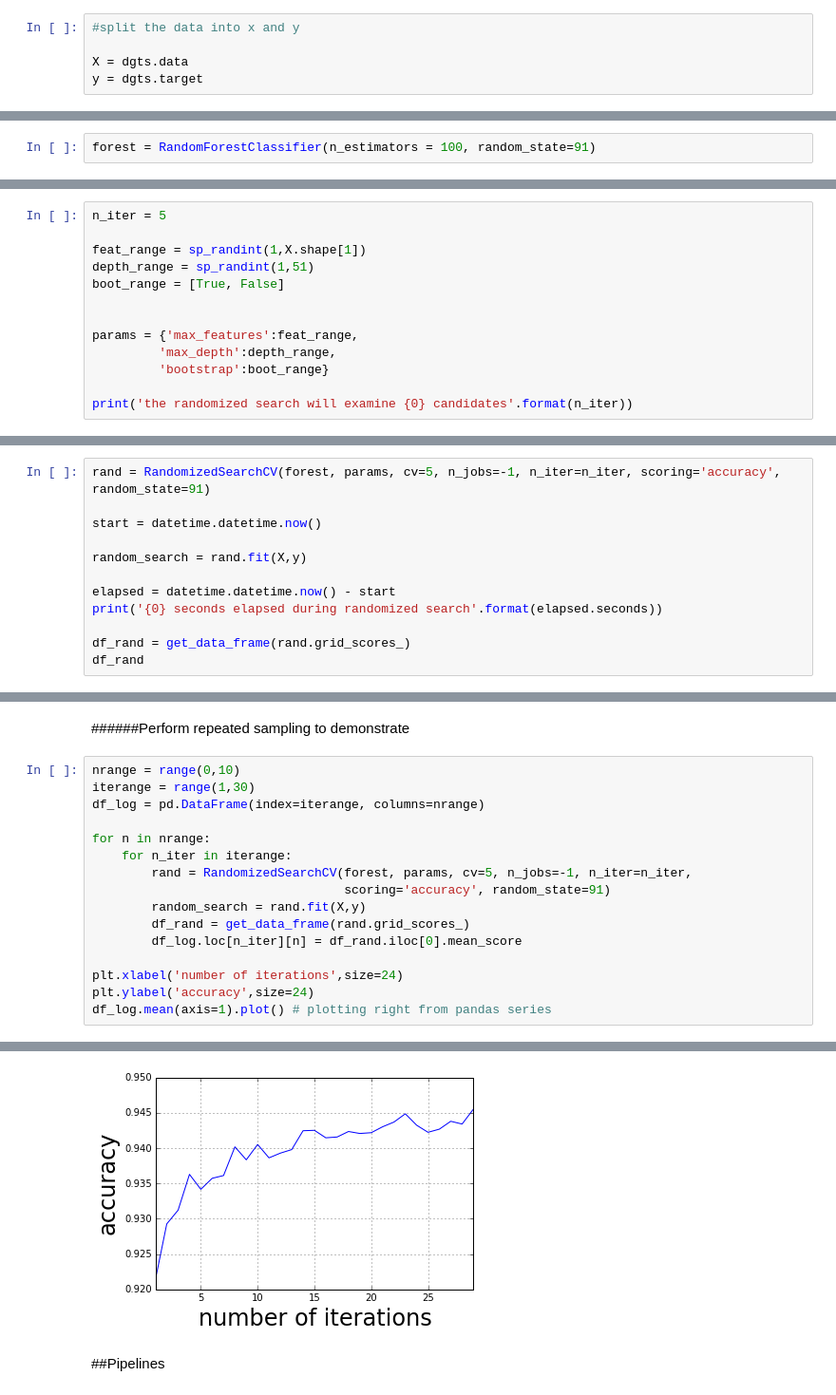
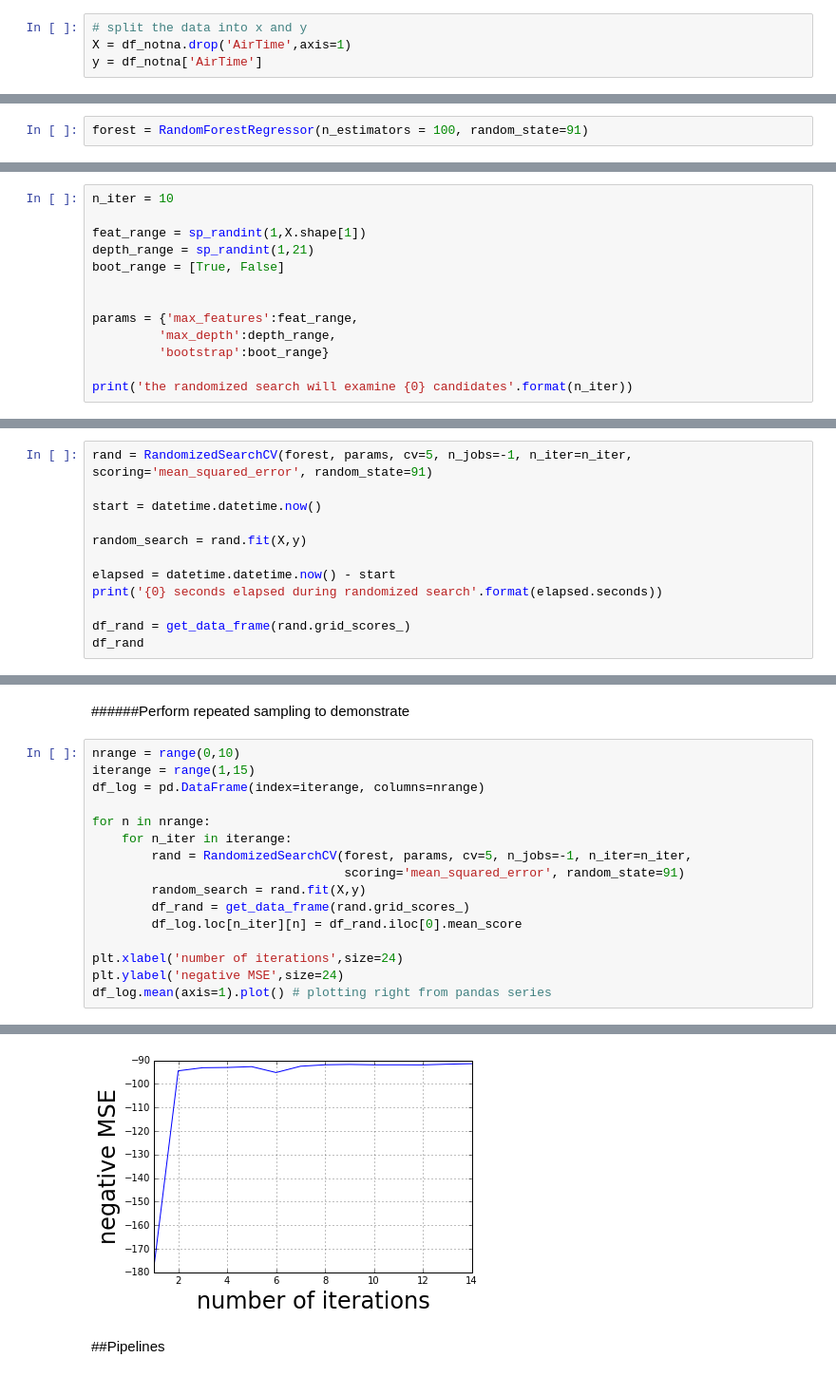
Before and after one commit to dkmehrmann/Kaggle, a Jupyter notebook: ASTR/ASTR 596.ipynb, the cells around one changed output, grey strips where cells are left out. Shown: that part at 95% size. Saved outputs shown, nothing was run; the diff lists cells and outputs as text.

```diff
--- a/ASTR/ASTR 596.ipynb
+++ b/ASTR/ASTR 596.ipynb
@@ -57,5 +63,4 @@ Data Set Characteristics:
 # %%
-#split the data into x and y
-
-X = dgts.data
-y = dgts.target
+# split the data into x and y
+X = df_notna.drop('AirTime',axis=1)
+y = df_notna['AirTime']
@@ -72,7 +97,7 @@ X.shape
 # %% [markdown]
 ####Define the classifier
 # %%
-forest = RandomForestClassifier(n_estimators = 100, random_state=91)
+forest = RandomForestRegressor(n_estimators = 100, random_state=91)
 # %%
 #a function to turn grid search scores into a dataframe
 def get_data_frame(scores):
@@ -139,10 +166,10 @@ df_grid
 
 <sup>*</sup>" It is highly recommended to use continuous distributions for continuous parameters." - [sklearn docs](http://scikit-learn.org/stable/modules/generated/sklearn.grid_search.RandomizedSearchCV.html)
 # %%
-n_iter = 5
+n_iter = 10
 
 feat_range = sp_randint(1,X.shape[1])
-depth_range = sp_randint(1,51)
+depth_range = sp_randint(1,21)
 boot_range = [True, False]
 
 
@@ -156,7 +183,7 @@ the randomized search will examine 5 candidates
 # %% [markdown]
 ######Perform Randomized Search and inspect the results
 # %%
-rand = RandomizedSearchCV(forest, params, cv=5, n_jobs=-1, n_iter=n_iter, scoring='accuracy', random_state=91)
+rand = RandomizedSearchCV(forest, params, cv=5, n_jobs=-1, n_iter=n_iter, scoring='mean_squared_error', random_state=91)
 
 start = datetime.datetime.now()
 
@@ -183,23 +217,23 @@ This comparison shows that the best result from the randomized search is not sta
 ######Perform repeated sampling to demonstrate
 # %%
 nrange = range(0,10)
-iterange = range(1,30)
+iterange = range(1,15)
 df_log = pd.DataFrame(index=iterange, columns=nrange)
 
 for n in nrange:
     for n_iter in iterange:
         rand = RandomizedSearchCV(forest, params, cv=5, n_jobs=-1, n_iter=n_iter,
-                                  scoring='accuracy', random_state=91)
+                                  scoring='mean_squared_error', random_state=91)
         random_search = rand.fit(X,y)
         df_rand = get_data_frame(rand.grid_scores_)
         df_log.loc[n_iter][n] = df_rand.iloc[0].mean_score
 
 plt.xlabel('number of iterations',size=24)
-plt.ylabel('accuracy',size=24)
+plt.ylabel('negative MSE',size=24)
 df_log.mean(axis=1).plot() # plotting right from pandas series
 # %% [output]
 <matplotlib.axes._subplots.AxesSubplot at 0x...>
-[figure, old version]
+[figure, new version]
 # %% [markdown]
 ##Pipelines
 # %% [markdown]
```
Also changed, not shown: parts of 27 cells of this notebook.
